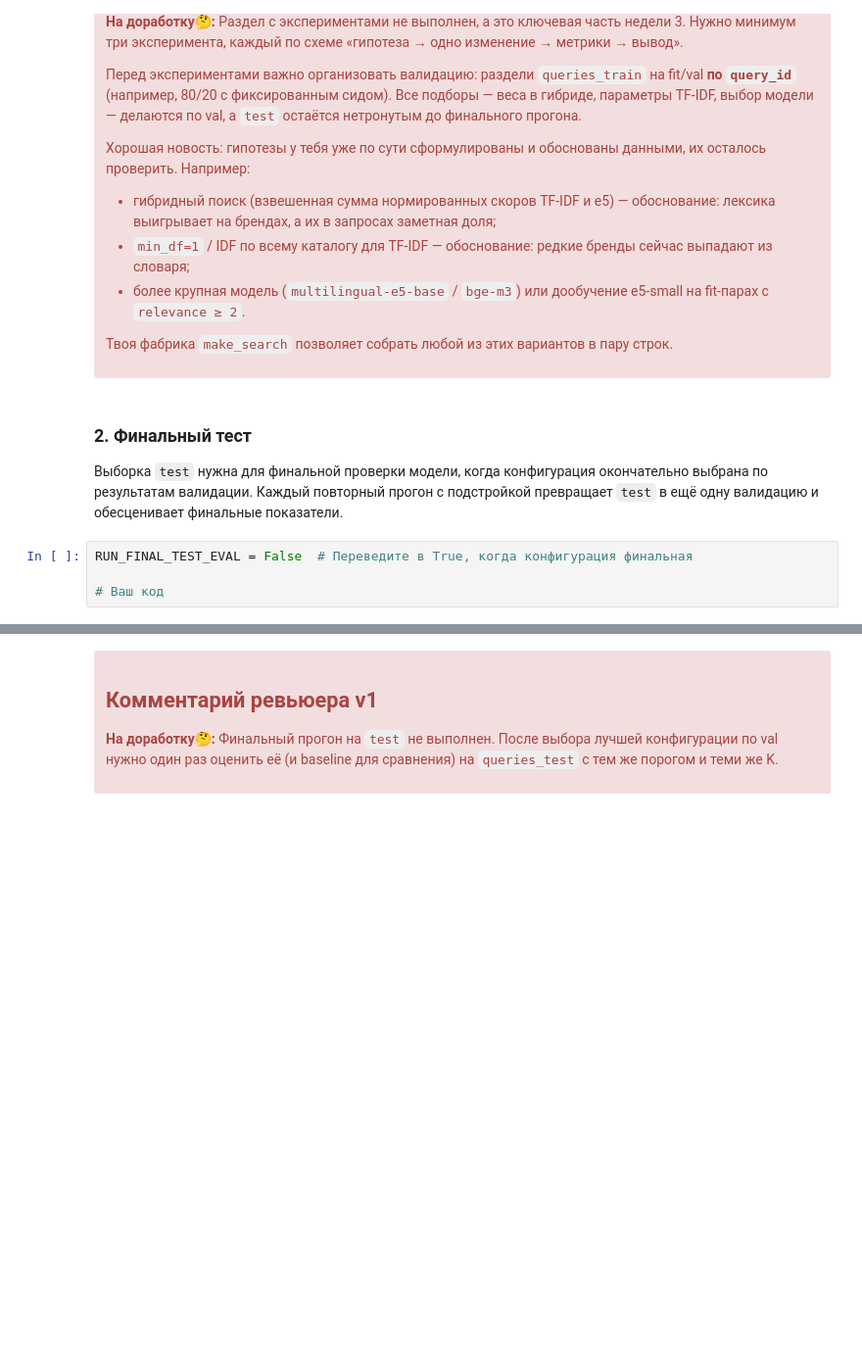
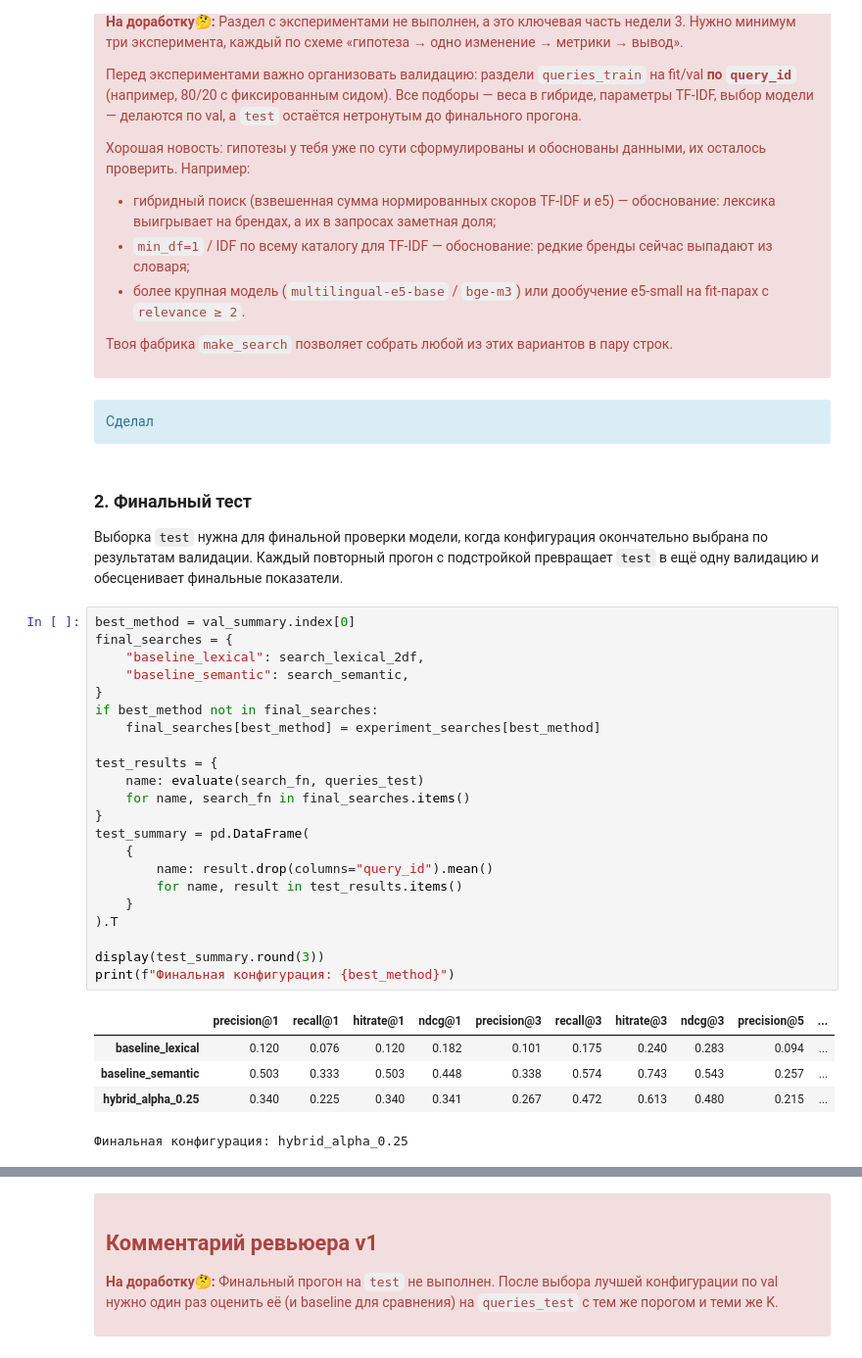
Before and after one commit to am0ky/ProjectMonth, a Jupyter notebook: АКК semantic_search_project_reviewed_v1_e5.ipynb, the cells around one changed output, grey strips where cells are left out. Shown at 98% size. Saved outputs shown, nothing was run; the diff lists cells and outputs as text; blank space fills up the shorter version.

```diff
--- a/АКК semantic_search_project_reviewed_v1_e5.ipynb
+++ b/АКК semantic_search_project_reviewed_v1_e5.ipynb
@@ -1597,11 +1723,39 @@ Ellipsis
 
 Твоя фабрика `make_search` позволяет собрать любой из этих вариантов в пару строк.
 </div>
+# %% [markdown]
+<div class="alert alert-info">
+Сделал
+</div>
 # %% [markdown]
 ### 2. Финальный тест
 
 Выборка `test` нужна для финальной проверки модели, когда конфигурация окончательно выбрана по результатам валидации. Каждый повторный прогон с подстройкой превращает `test` в ещё одну валидацию и обесценивает финальные показатели.
 # %%
-RUN_FINAL_TEST_EVAL = False  # Переведите в True, когда конфигурация финальная
+best_method = val_summary.index[0]
+final_searches = {
+    "baseline_lexical": search_lexical_2df,
+    "baseline_semantic": search_semantic,
+}
+if best_method not in final_searches:
+    final_searches[best_method] = experiment_searches[best_method]
 
-# Ваш код
+test_results = {
+    name: evaluate(search_fn, queries_test)
+    for name, search_fn in final_searches.items()
+}
+test_summary = pd.DataFrame(
+    {
+        name: result.drop(columns="query_id").mean()
+        for name, result in test_results.items()
+    }
+).T
+
+display(test_summary.round(3))
+print(f"Финальная конфигурация: {best_method}")
+# %% [output]
+|  | precision@1 | recall@1 | hitrate@1 | ndcg@1 | precision@3 | recall@3 | hitrate@3 | ndcg@3 | precision@5 | ... |
+| baseline_lexical | 0.120 | 0.076 | 0.120 | 0.182 | 0.101 | 0.175 | 0.240 | 0.283 | 0.094 | ... |
+| baseline_semantic | 0.503 | 0.333 | 0.503 | 0.448 | 0.338 | 0.574 | 0.743 | 0.543 | 0.257 | ... |
+| hybrid_alpha_0.25 | 0.340 | 0.225 | 0.340 | 0.341 | 0.267 | 0.472 | 0.613 | 0.480 | 0.215 | ... |
+Финальная конфигурация: hybrid_alpha_0.25
```
Also changed, not shown: parts of 19 cells of this notebook, 4 other files.
